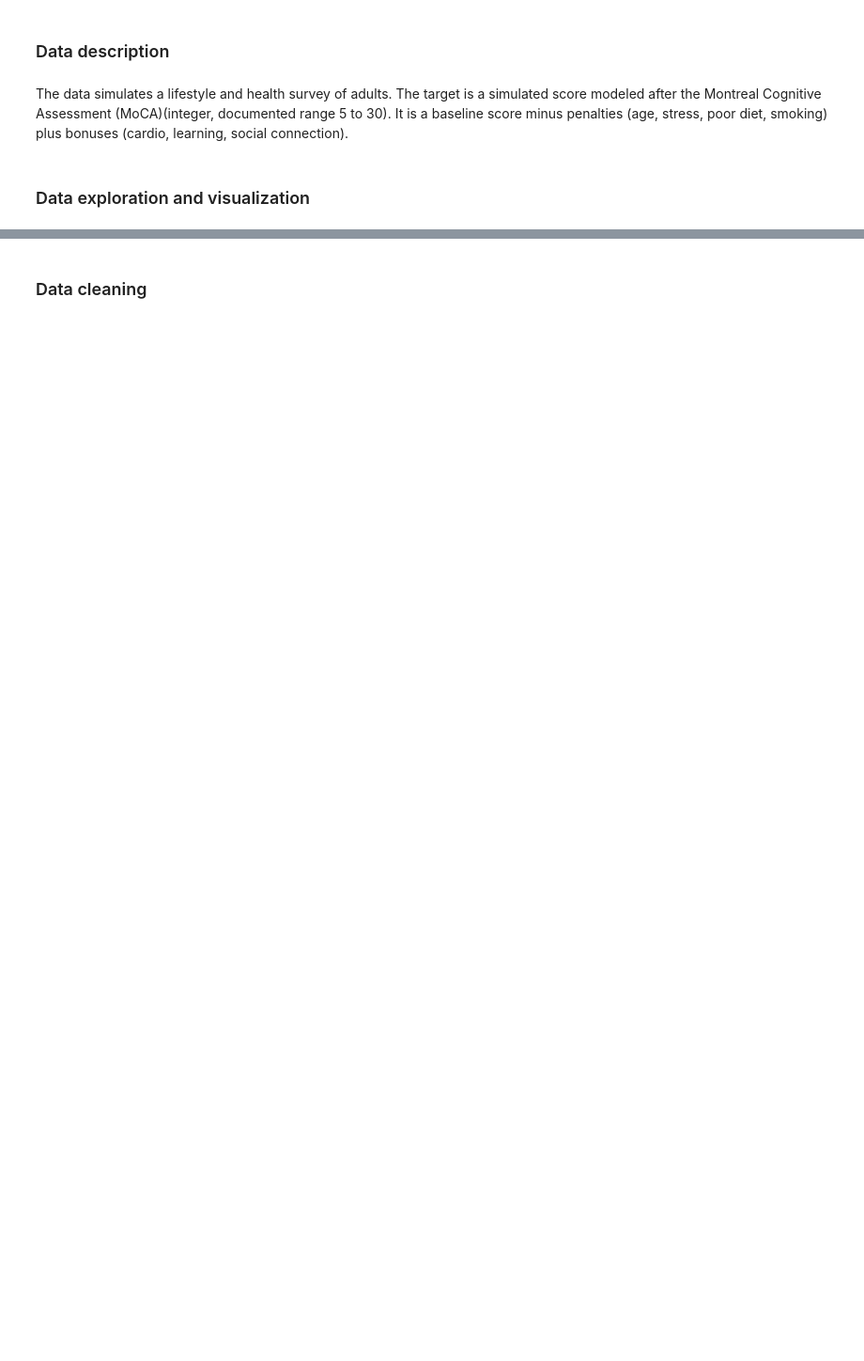
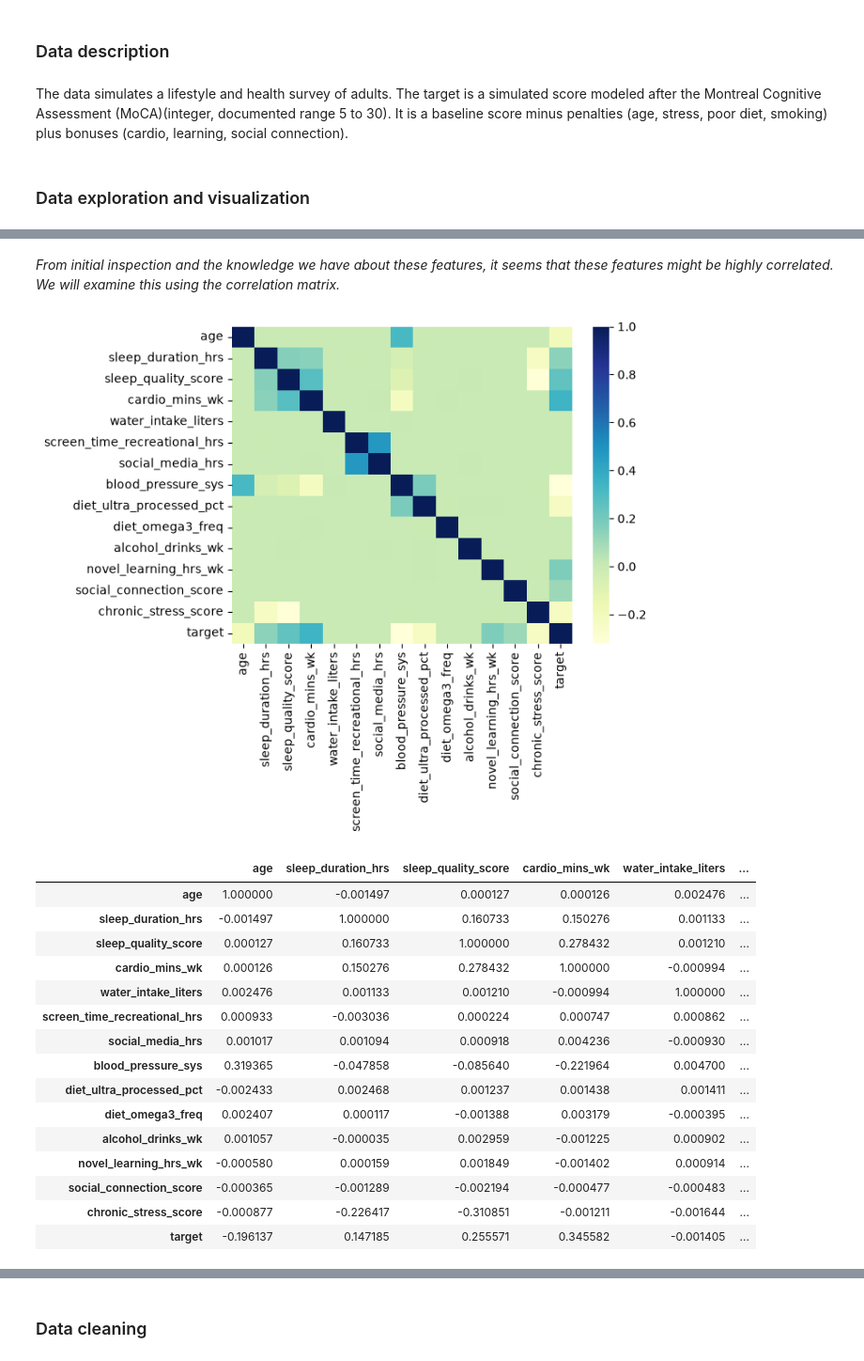
Before and after one commit to kikibeumer/DAT200_CA5, a Jupyter notebook: CA5_Code.ipynb, the cells around one changed output, grey strips where cells are left out. Shown at 94% size. Drawn from its saved outputs; the diff is of its cells as text; code cells hidden in the pictures; blank space fills up the shorter version.

```diff
--- a/CA5_Code.ipynb
+++ b/CA5_Code.ipynb
@@ -23,0 +94,32 @@ The data simulates a lifestyle and health survey of adults. The target is a simu
+# %% [markdown]
+_From initial inspection and the knowledge we have about these features, it seems that these features might be highly correlated. We will examine this using the correlation matrix._
+# %%
+# Compute correlation matrix
+co_mtx = df_train.corr(numeric_only=True)
+
+# Plot correlation heatmap
+sns.heatmap(co_mtx, cmap="YlGnBu", annot=False)
+
+# Display heatmap
+plt.show()
+
+# Show correlation matrix
+co_mtx
+# %% [output]
+[figure, added]
+|  | age | sleep_duration_hrs | sleep_quality_score | cardio_mins_wk | water_intake_liters | ... |
+| age | 1.000000 | -0.001497 | 0.000127 | 0.000126 | 0.002476 | ... |
+| sleep_duration_hrs | -0.001497 | 1.000000 | 0.160733 | 0.150276 | 0.001133 | ... |
+| sleep_quality_score | 0.000127 | 0.160733 | 1.000000 | 0.278432 | 0.001210 | ... |
+| cardio_mins_wk | 0.000126 | 0.150276 | 0.278432 | 1.000000 | -0.000994 | ... |
+| water_intake_liters | 0.002476 | 0.001133 | 0.001210 | -0.000994 | 1.000000 | ... |
+| screen_time_recreational_hrs | 0.000933 | -0.003036 | 0.000224 | 0.000747 | 0.000862 | ... |
+| social_media_hrs | 0.001017 | 0.001094 | 0.000918 | 0.004236 | -0.000930 | ... |
+| blood_pressure_sys | 0.319365 | -0.047858 | -0.085640 | -0.221964 | 0.004700 | ... |
+| diet_ultra_processed_pct | -0.002433 | 0.002468 | 0.001237 | 0.001438 | 0.001411 | ... |
+| diet_omega3_freq | 0.002407 | 0.000117 | -0.001388 | 0.003179 | -0.000395 | ... |
+| alcohol_drinks_wk | 0.001057 | -0.000035 | 0.002959 | -0.001225 | 0.000902 | ... |
+| novel_learning_hrs_wk | -0.000580 | 0.000159 | 0.001849 | -0.001402 | 0.000914 | ... |
+| social_connection_score | -0.000365 | -0.001289 | -0.002194 | -0.000477 | -0.000483 | ... |
+| chronic_stress_score | -0.000877 | -0.226417 | -0.310851 | -0.001211 | -0.001644 | ... |
+| target | -0.196137 | 0.147185 | 0.255571 | 0.345582 | -0.001405 | ... |
```
Also changed, not shown: parts of 14 cells of this notebook.
